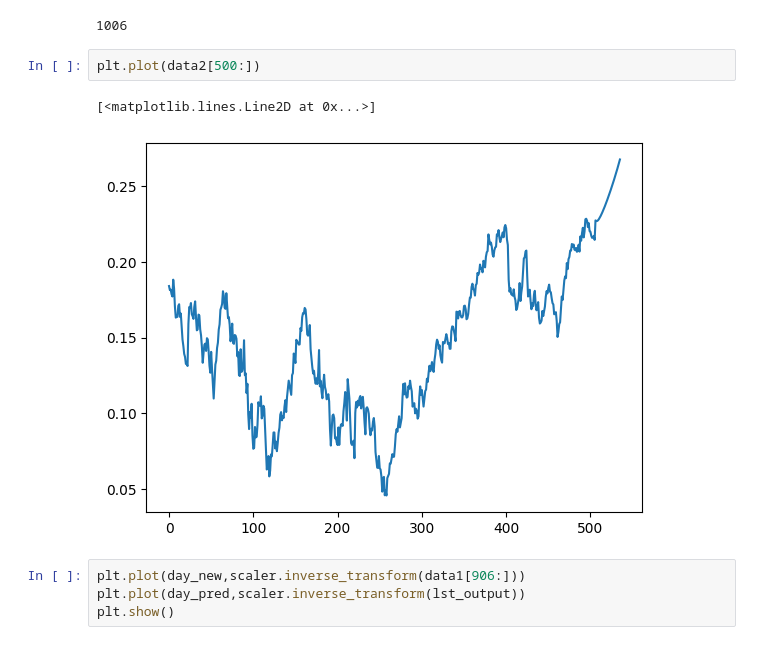
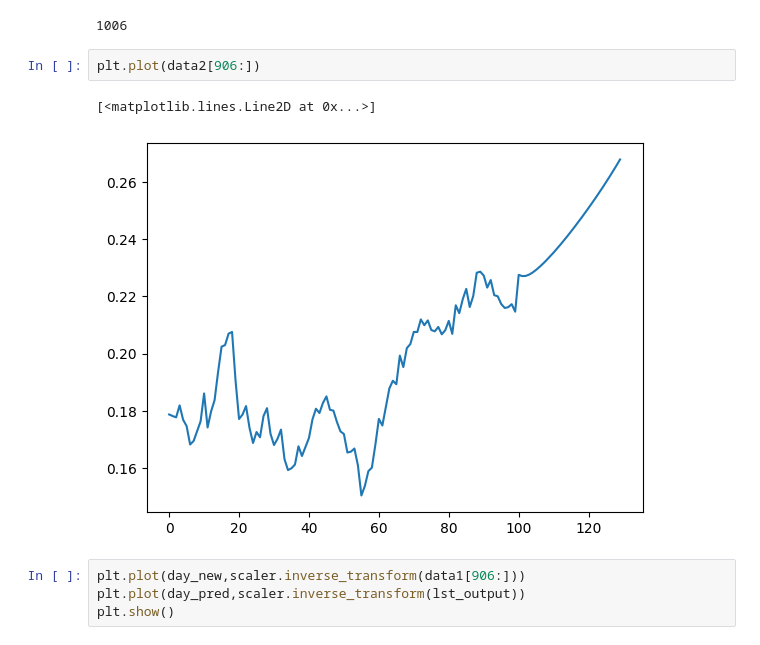
Before and after one commit to miteshgupta07/Stock-Market-Price-Prediction, a Jupyter notebook: Code.ipynb, the cells around one changed output. Cells and saved outputs as stored; diff of their text form.

```diff
--- a/Code.ipynb
+++ b/Code.ipynb
@@ -323,10 +323,10 @@ len(data1)
 # %% [output]
 1006
 # %%
-plt.plot(data2[500:])
+plt.plot(data2[906:])
 # %% [output]
 [<matplotlib.lines.Line2D at 0x...>]
-[figure, old version]
+[figure, new version]
 # %%
 plt.plot(day_new,scaler.inverse_transform(data1[906:]))
 plt.plot(day_pred,scaler.inverse_transform(lst_output))
```
